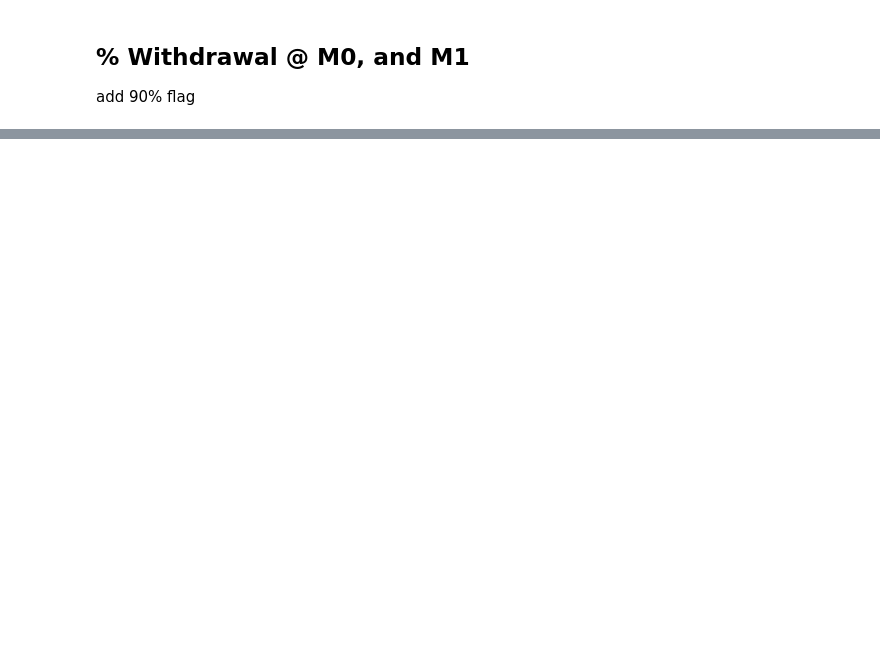
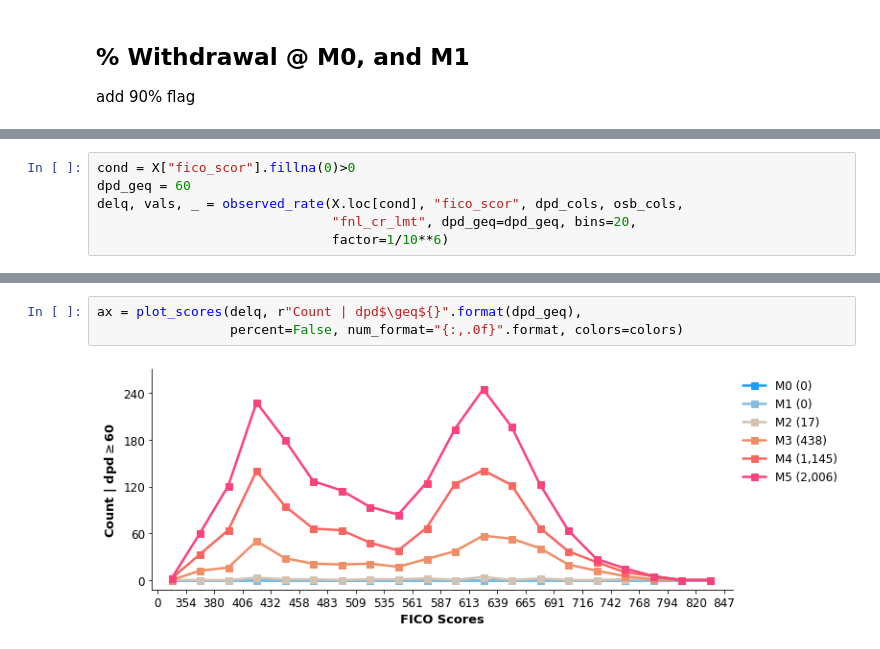
Before and after one commit to Nak007/DPDAnalysis, a Jupyter notebook: DPDAnalysis_colab.ipynb, the cells around one changed output, grey strips where cells are left out. Drawn from its saved outputs; the diff is of its cells as text; blank space fills up the shorter version.

```diff
--- a/DPDAnalysis_colab.ipynb
+++ b/DPDAnalysis_colab.ipynb
@@ -72,0 +164,6 @@ X.loc[X["clean"]==False].groupby(groupby).agg(aggfnc).rename(columns=rename)
+# %%
+cond = X["fico_scor"].fillna(0)>0
+dpd_geq = 60
+delq, vals, _ = observed_rate(X.loc[cond], "fico_scor", dpd_cols, osb_cols,
+                              "fnl_cr_lmt", dpd_geq=dpd_geq, bins=20,
+                              factor=1/10**6)
@@ -72,0 +190,5 @@ X.loc[X["clean"]==False].groupby(groupby).agg(aggfnc).rename(columns=rename)
+# %%
+ax = plot_scores(delq, r"Count | dpd$\geq${}".format(dpd_geq),
+                 percent=False, num_format="{:,.0f}".format, colors=colors)
+# %% [output]
+[figure, added]
```
Also changed, not shown: parts of 23 cells of this notebook, 1 other file.
